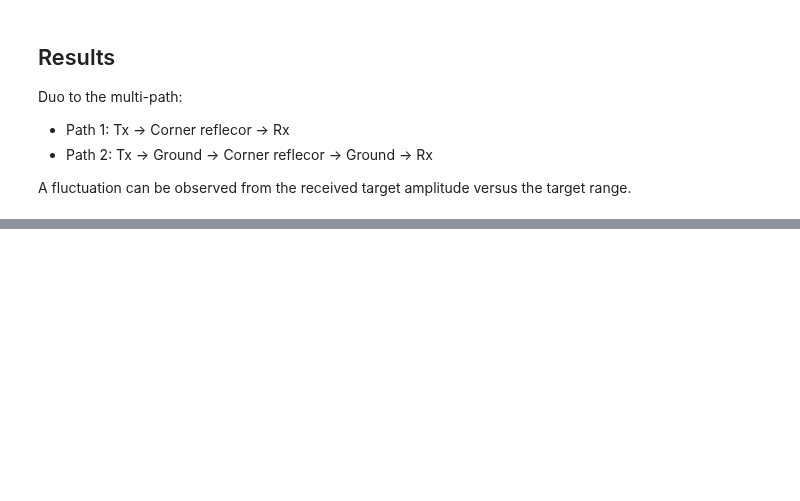
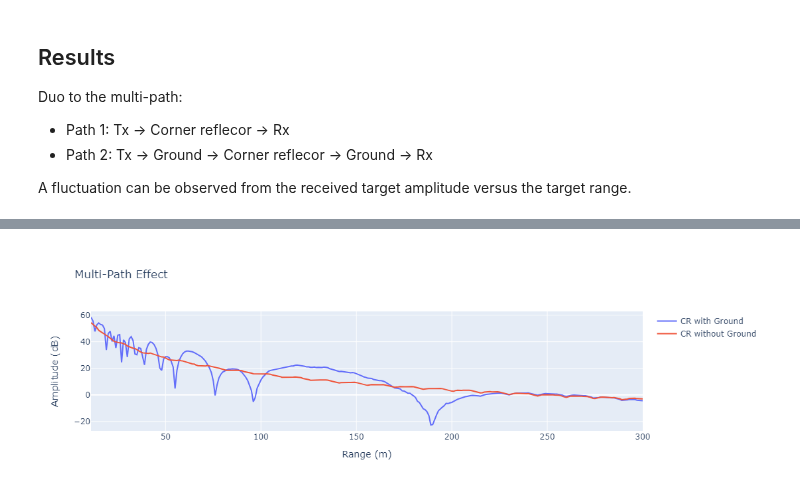
Before and after one commit to radarsimx/radarsimnb, a Jupyter notebook: notebooks/rt_multi_path.ipynb, the cells around one changed output, grey strips where cells are left out. Saved outputs shown, nothing was run; the diff lists cells and outputs as text; code cells hidden in the pictures; blank space fills up the shorter version.

```diff
--- a/notebooks/rt_multi_path.ipynb
+++ b/notebooks/rt_multi_path.ipynb
@@ -81,7 +128,7 @@ tic = time.time()
 data = scene(radar, targets, density=0.5, noise=False)
 baseband = data['baseband']
 
-range_window = signal.chebwin(radar.samples_per_pulse, at=60)
+range_window = signal.windows.chebwin(radar.samples_per_pulse, at=60)
 range_profile = proc.range_fft(baseband, range_window)
 
 amp_multi = np.max(20*np.log10(np.abs(range_profile)), axis=2)
@@ -103,7 +150,7 @@ targets = [target_1]
 data = scene(radar, targets, density=0.5, noise=False)
 baseband = data['baseband']
 
-range_window = signal.chebwin(radar.samples_per_pulse, at=60)
+range_window = signal.windows.chebwin(radar.samples_per_pulse, at=60)
 range_profile = proc.range_fft(baseband, range_window)
 
 amp_single = np.max(20*np.log10(np.abs(range_profile)), axis=2)
@@ -117,8 +165,6 @@ Duo to the multi-path:
 A fluctuation can be observed from the received target amplitude versus the target range.
 # %%
 import plotly.graph_objs as go
-
-from IPython.display import SVG, display
 
 t_range = 10+np.arange(290, 0, -1)*1
 
@@ -135,6 +181,5 @@ fig.update_layout(
     xaxis=dict(title='Range (m)'),
 )
 
-# fig.show()
-display(SVG(fig.to_image(format='svg', scale=1)))
+fig.show()
 # %% [output]
@@ -141,0 +187 @@ display(SVG(fig.to_image(format='svg', scale=1)))
+[figure, added]
```
Also changed, not shown: parts of 11 cells of this notebook.
